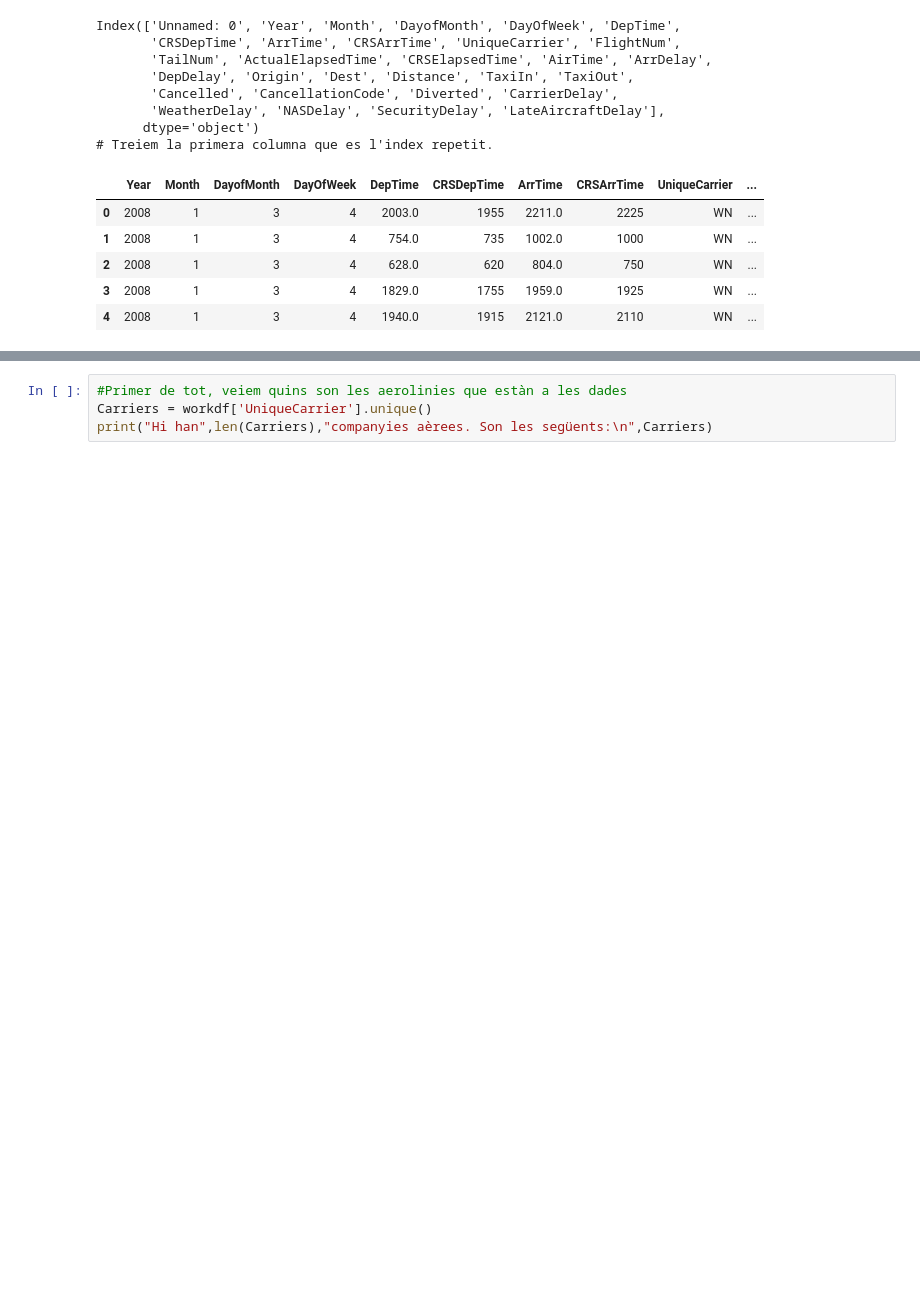
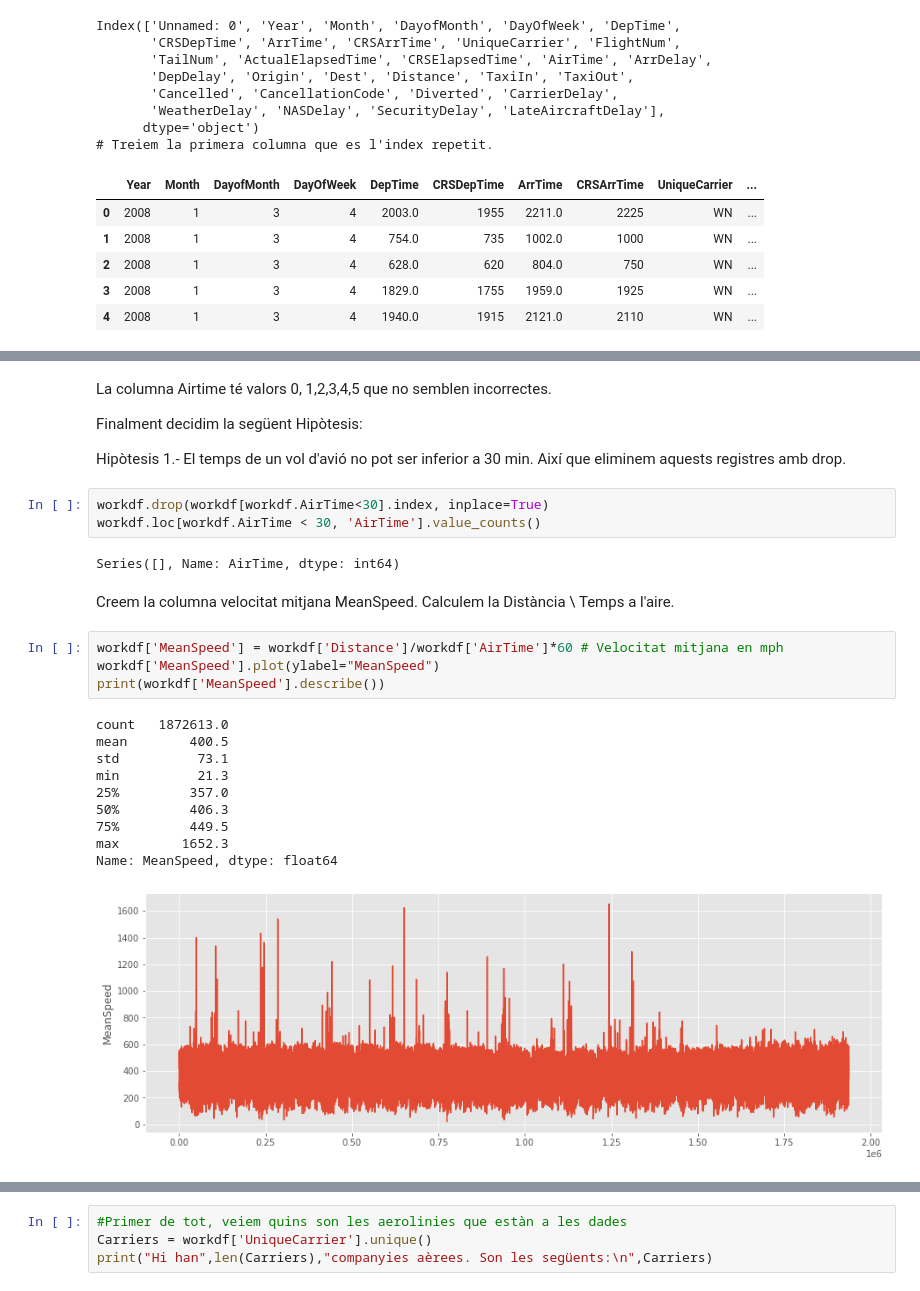
Before and after one commit to Javier-Alfonso-DS/S03_T05_Exploracio_de_les_dades, a Jupyter notebook: S03_T05_Exploracio_de_les_dades.ipynb, the cells around one changed output, grey strips where cells are left out. Saved outputs shown, nothing was run; the diff lists cells and outputs as text; blank space fills up the shorter version.

```diff
--- a/S03_T05_Exploracio_de_les_dades.ipynb
+++ b/S03_T05_Exploracio_de_les_dades.ipynb
@@ -182,0 +257,29 @@ Crea columnes noves (velocitat mitjana del vol, si ha arribat tard o no...)
+# %% [markdown]
+La columna Airtime té valors 0, 1,2,3,4,5 que no semblen incorrectes.
+
+Finalment decidim la següent Hipòtesis:
+
+Hipòtesis 1.- El temps de un vol d'avió no pot ser inferior a 30 min. Així que eliminem aquests registres amb drop.
+# %%
+workdf.drop(workdf[workdf.AirTime<30].index, inplace=True)
+workdf.loc[workdf.AirTime < 30, 'AirTime'].value_counts()
+# %% [output]
+Series([], Name: AirTime, dtype: int64)
+# %% [markdown]
+Creem la columna velocitat mitjana MeanSpeed.
+Calculem la  Distància \ Temps a l'aire.
+# %%
+workdf['MeanSpeed'] = workdf['Distance']/workdf['AirTime']*60 # Velocitat mitjana en mph
+workdf['MeanSpeed'].plot(ylabel="MeanSpeed")
+print(workdf['MeanSpeed'].describe())
+# %% [output]
+count   1872613.0
+mean        400.5
+std          73.1
+min          21.3
+25%         357.0
+50%         406.3
+75%         449.5
+max        1652.3
+Name: MeanSpeed, dtype: float64
+[figure, added]
```
Also changed, not shown: parts of 31 cells of this notebook.
